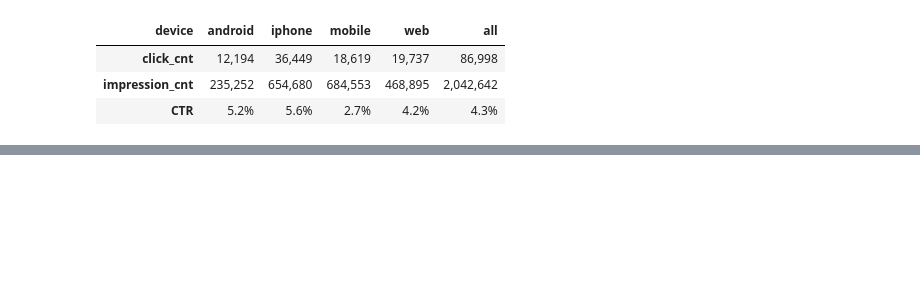
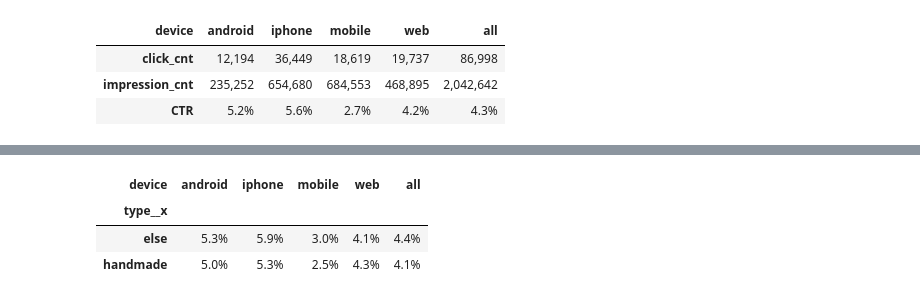
Before and after one commit to RuckyChih/store-code, a Jupyter notebook: Untitled1.ipynb, the cells around one changed output, grey strips where cells are left out. Drawn from its saved outputs; the diff is of its cells as text; code cells hidden in the pictures; blank space fills up the shorter version.

```diff
--- a/Untitled1.ipynb
+++ b/Untitled1.ipynb
@@ -175,4 +171,5 @@ df_cnt
 | impression_cnt | 235,252 | 654,680 | 684,553 | 468,895 | 2,042,642 |
 | CTR | 5.2% | 5.6% | 2.7% | 4.2% | 4.3% |
 # %%
-df_merge.query('event_name_x.notnull() & event_name_y.notnull()').groupby(['type__x' , 'device']).view_id_x.nunique().unstack()
+handmade_CTR = df_merge.query('event_name_x.notnull() & event_name_y.notnull()').groupby(['type__x' , 'device']).view_id_x.nunique().unstack() /df_merge.query('event_name_x.notnull()').groupby(['type__x' , 'device']).view_id_x.nunique().unstack()
+handmade_CTR['all'] = df_merge.query('event_name_x.notnull() & event_name_y.notnull()').groupby('type__x').view_id_x.nunique() / df_merge.query('event_name_x.notnull()').groupby('type__x').view_id_x.nunique()
@@ -206,0 +176,7 @@ df_merge.query('event_name_x.notnull() & event_name_y.notnull() &type__x == "han
+# %%
+handmade_CTR.style.format('{:.1%}')
+# %% [output]
+| device | android | iphone | mobile | web | all |
+| type__x |  |  |  |  |  |
+| else | 5.3% | 5.9% | 3.0% | 4.1% | 4.4% |
+| handmade | 5.0% | 5.3% | 2.5% | 4.3% | 4.1% |
```
Also changed, not shown: parts of 9 cells of this notebook.
